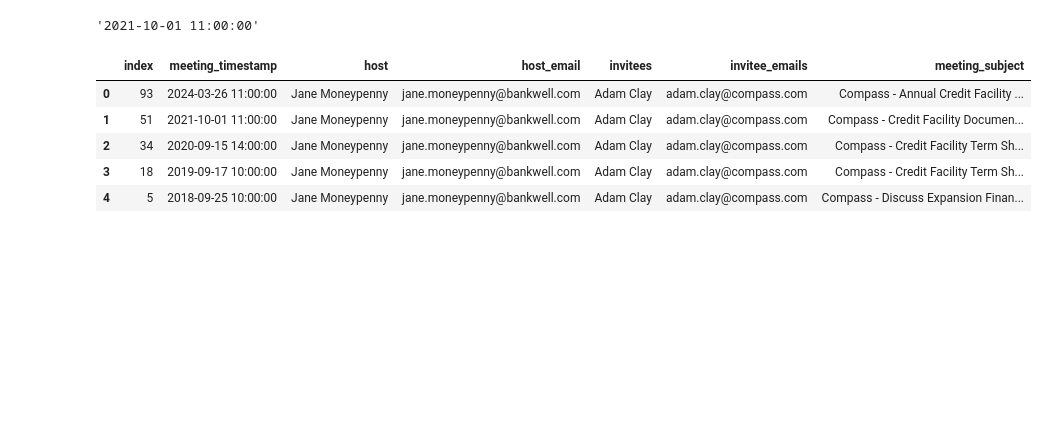
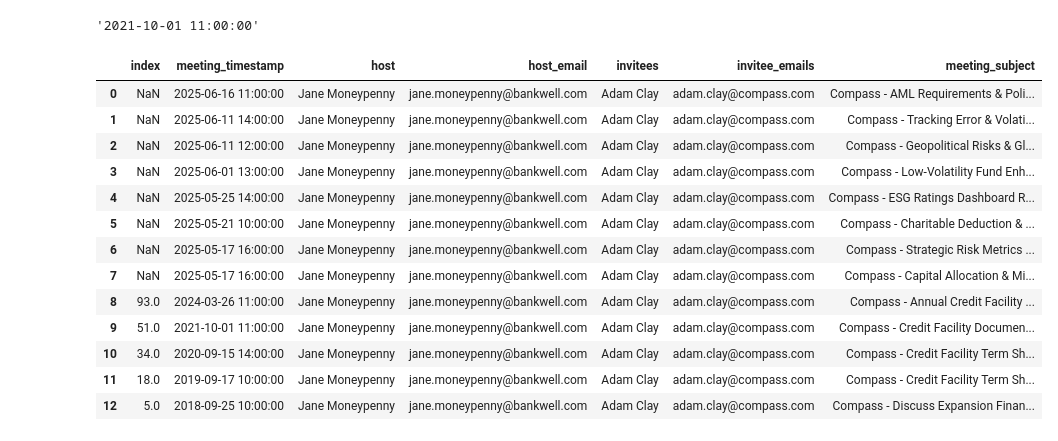
Before and after one commit to ConvoAI-Capstone-SpSu2025/currensee, a Jupyter notebook: notebooks/1.0-data_loading/7.0-preference-data-testing.ipynb, the cells around one changed output. Cells and saved outputs as stored; diff of their text form; code cells hidden in the pictures; blank space fills up the shorter version.

```diff
--- a/notebooks/1.0-data_loading/7.0-preference-data-testing.ipynb
+++ b/notebooks/1.0-data_loading/7.0-preference-data-testing.ipynb
@@ -238,20 +237,28 @@ last_meeting["meeting_timestamp"][0]
 # %%
 query_str = f"""
     SELECT  *
     FROM  meeting_data
     WHERE  invitee_emails = 'adam.clay@compass.com'
     and host_email = 'jane.moneypenny@bankwell.com'
     ORDER BY meeting_timestamp DESC;"""
 
 
 
 last_meeting = pd.read_sql(query_str, con=engine)
 
-last_meeting.head()
+last_meeting.head(20)
 # %% [output]
 |  | index | meeting_timestamp | host | host_email | invitees | invitee_emails | meeting_subject |
-| 0 | 93 | 2024-03-26 11:00:00 | Jane Moneypenny | jane.moneypenny@bankwell.com | Adam Clay | adam.clay@compass.com | Compass - Annual Credit Facility ... |
-| 1 | 51 | 2021-10-01 11:00:00 | Jane Moneypenny | jane.moneypenny@bankwell.com | Adam Clay | adam.clay@compass.com | Compass - Credit Facility Documen... |
-| 2 | 34 | 2020-09-15 14:00:00 | Jane Moneypenny | jane.moneypenny@bankwell.com | Adam Clay | adam.clay@compass.com | Compass - Credit Facility Term Sh... |
-| 3 | 18 | 2019-09-17 10:00:00 | Jane Moneypenny | jane.moneypenny@bankwell.com | Adam Clay | adam.clay@compass.com | Compass - Credit Facility Term Sh... |
-| 4 | 5 | 2018-09-25 10:00:00 | Jane Moneypenny | jane.moneypenny@bankwell.com | Adam Clay | adam.clay@compass.com | Compass - Discuss Expansion Finan... |
+| 0 | NaN | 2025-06-16 11:00:00 | Jane Moneypenny | jane.moneypenny@bankwell.com | Adam Clay | adam.clay@compass.com | Compass - AML Requirements & Poli... |
+| 1 | NaN | 2025-06-11 14:00:00 | Jane Moneypenny | jane.moneypenny@bankwell.com | Adam Clay | adam.clay@compass.com | Compass - Tracking Error & Volati... |
+| 2 | NaN | 2025-06-11 12:00:00 | Jane Moneypenny | jane.moneypenny@bankwell.com | Adam Clay | adam.clay@compass.com | Compass - Geopolitical Risks & Gl... |
+| 3 | NaN | 2025-06-01 13:00:00 | Jane Moneypenny | jane.moneypenny@bankwell.com | Adam Clay | adam.clay@compass.com | Compass - Low-Volatility Fund Enh... |
+| 4 | NaN | 2025-05-25 14:00:00 | Jane Moneypenny | jane.moneypenny@bankwell.com | Adam Clay | adam.clay@compass.com | Compass - ESG Ratings Dashboard R... |
+| 5 | NaN | 2025-05-21 10:00:00 | Jane Moneypenny | jane.moneypenny@bankwell.com | Adam Clay | adam.clay@compass.com | Compass - Charitable Deduction & ... |
+| 6 | NaN | 2025-05-17 16:00:00 | Jane Moneypenny | jane.moneypenny@bankwell.com | Adam Clay | adam.clay@compass.com | Compass - Strategic Risk Metrics ... |
+| 7 | NaN | 2025-05-17 16:00:00 | Jane Moneypenny | jane.moneypenny@bankwell.com | Adam Clay | adam.clay@compass.com | Compass - Capital Allocation & Mi... |
+| 8 | 93.0 | 2024-03-26 11:00:00 | Jane Moneypenny | jane.moneypenny@bankwell.com | Adam Clay | adam.clay@compass.com | Compass - Annual Credit Facility ... |
+| 9 | 51.0 | 2021-10-01 11:00:00 | Jane Moneypenny | jane.moneypenny@bankwell.com | Adam Clay | adam.clay@compass.com | Compass - Credit Facility Documen... |
+| 10 | 34.0 | 2020-09-15 14:00:00 | Jane Moneypenny | jane.moneypenny@bankwell.com | Adam Clay | adam.clay@compass.com | Compass - Credit Facility Term Sh... |
+| 11 | 18.0 | 2019-09-17 10:00:00 | Jane Moneypenny | jane.moneypenny@bankwell.com | Adam Clay | adam.clay@compass.com | Compass - Credit Facility Term Sh... |
+| 12 | 5.0 | 2018-09-25 10:00:00 | Jane Moneypenny | jane.moneypenny@bankwell.com | Adam Clay | adam.clay@compass.com | Compass - Discuss Expansion Finan... |
```
Also changed, not shown: parts of 4 cells of this notebook, 1 other file.
